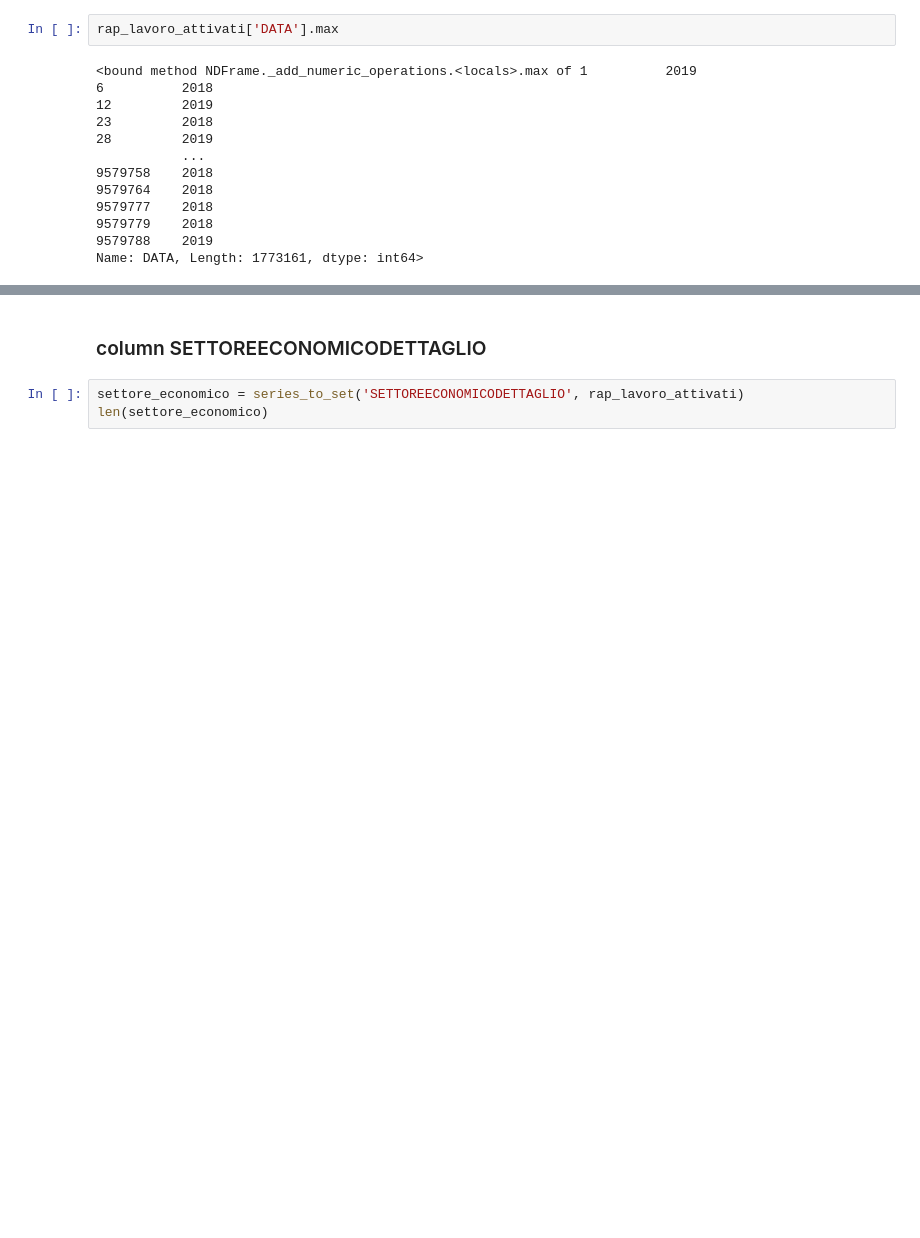
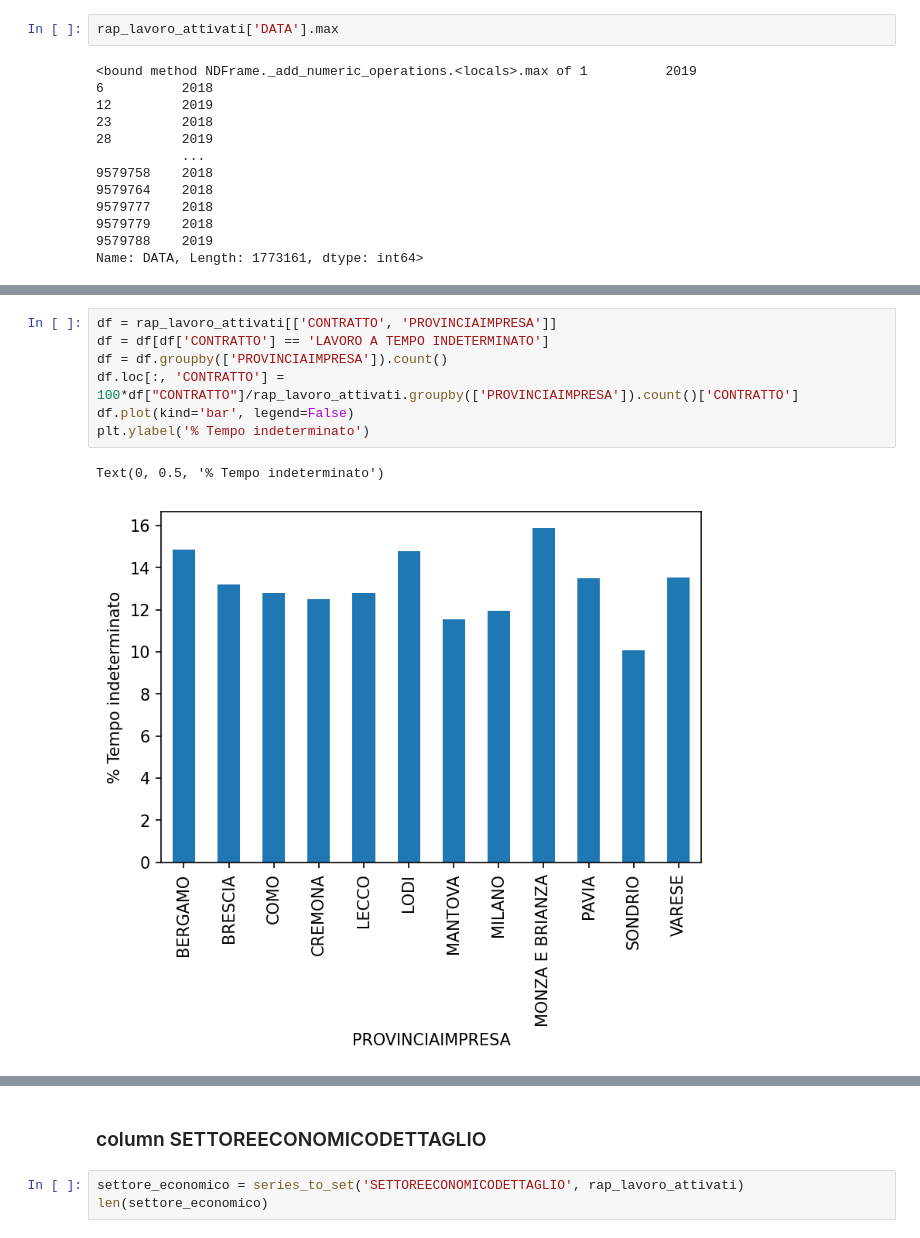
Before and after one commit to DragoE99/Drago-lamb_DataSforBusiness, a Jupyter notebook: DataSforBusiness_dragoLamb.ipynb, the cells around one changed output, grey strips where cells are left out. Drawn from its saved outputs; the diff is of its cells as text; blank space fills up the shorter version.

```diff
--- a/DataSforBusiness_dragoLamb.ipynb
+++ b/DataSforBusiness_dragoLamb.ipynb
@@ -301,0 +310,10 @@ rap_lavoro_attivati.head()
+# %%
+df = rap_lavoro_attivati[['CONTRATTO', 'PROVINCIAIMPRESA']]
+df = df[df['CONTRATTO'] == 'LAVORO A TEMPO INDETERMINATO']
+df = df.groupby(['PROVINCIAIMPRESA']).count()
+df.loc[:, 'CONTRATTO'] = 100*df["CONTRATTO"]/rap_lavoro_attivati.groupby(['PROVINCIAIMPRESA']).count()['CONTRATTO']
+df.plot(kind='bar', legend=False)
+plt.ylabel('% Tempo indeterminato')
+# %% [output]
+Text(0, 0.5, '% Tempo indeterminato')
+[figure, added]
```
Also changed, not shown: parts of 22 cells of this notebook.
